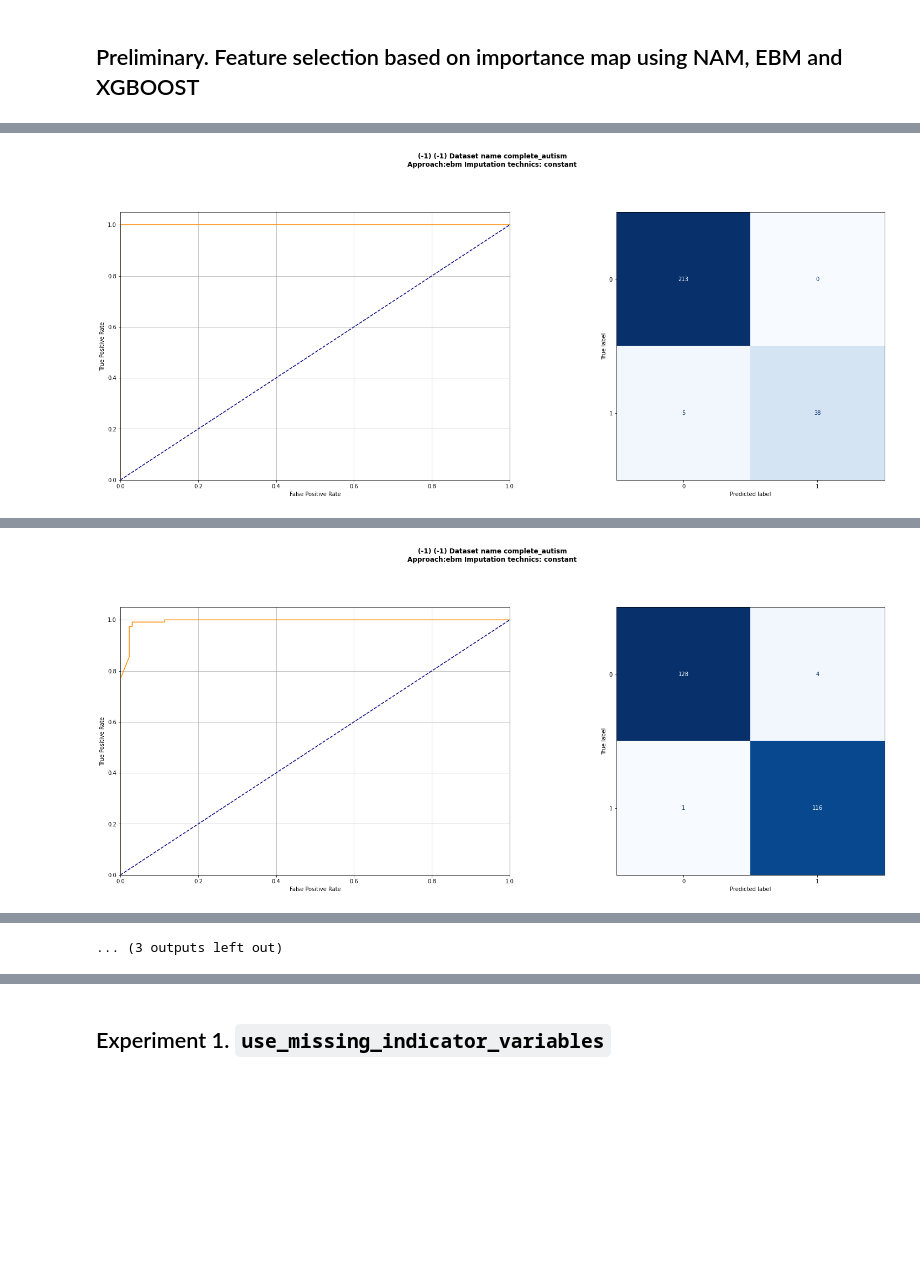
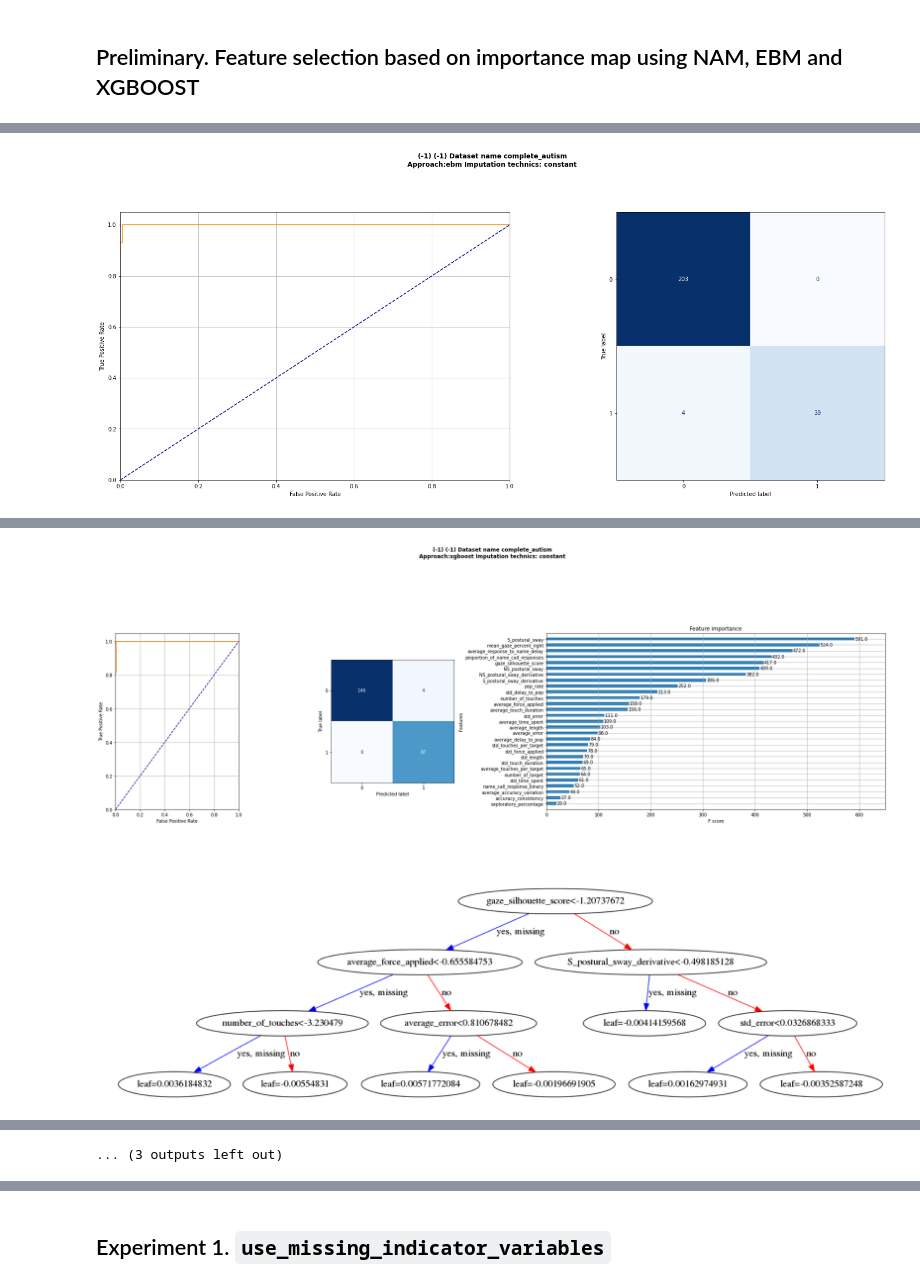
Before and after one commit to matiasdm/notes_on_stats, a Jupyter notebook: doc/notebooks/real_data_computation.ipynb, the cells around one changed output, grey strips where cells are left out. Drawn from its saved outputs; the diff is of its cells as text; code cells hidden in the pictures; blank space fills up the shorter version.

```diff
--- a/doc/notebooks/real_data_computation.ipynb
+++ b/doc/notebooks/real_data_computation.ipynb
@@ -43,47 +41,60 @@ df['study'] = df['path'].apply(lambda x: x.split('/')[-3] if x.split('/')[-3] in
 from interpret.glassbox import ExplainableBoostingClassifier
 
 set_of_features  = {}
-features_importance = pd.DataFrame(columns=DEFAULT_PREDICTORS)
+features_importance = {'ebm': pd.DataFrame(columns=DEFAULT_PREDICTORS),
+                       'xgboost': pd.DataFrame(columns=DEFAULT_PREDICTORS)}
 
-for scenario in ['young', 'papers', 'all', 'asd_td_age_matched_n_balanced', 'asd_td_age_matched_n_unbalanced']:
-
-    df =  pd.read_csv("/Users/samperochon/Duke/work/notes_on_stats/df_all.csv")
-    data = Dataset(df=df,
-                   missing_data_handling='encoding',
-                   imputation_method='without',
-                   sampling_method='without',
-                   outcome_column='diagnosis',
-                    features_name = DEFAULT_PREDICTORS,
-                    scale_data=True,
-                    use_missing_indicator_variables=False,
-                   verbosity=0,
-                   scenario=scenario,
-                   proportion_train=1)
-
-    exp = Experiments(data.dataset_name,
-                  dataset=data,
-                    approach='ebm',
-                    previous_experiment=None,
-                    verbosity=1,
-                    debug=True,
-                    save_experiment=False)
-
-    exp.fit_predict()
-    exp.plot()
-
-
-    # Store 15 best features for each scenario
-    ebm_global = exp.model.explain_global()
-    ordered_features = np.array(ebm_global.feature_names)[np.argsort(ebm_global._internal_obj['overall']['scores'])]
-    ordered_features = [f for f in ordered_features if ' x ' not in f]
-
-    set_of_features[scenario] = ordered_features[-15:]
+for approach in ['ebm', 'xgboost']:
+    set_of_features[approach] = {}
+    features_importance[approach] = pd.DataFrame(columns=DEFAULT_PREDICTORS)
+    for scenario in ['young', 'papers', 'papers_match', 'all']:
 
 
 
-    dict_feature_importance = {feature_name:score/np.max(ebm_global._internal_obj['overall']['scores']) for feature_name, score in zip(DEFAULT_PREDICTORS, ebm_global._internal_obj['overall']['scores']) }
 
-    scenario_feature_importance = pd.DataFrame(dict_feature_importance, index=[scenario])
-    features_importance = features_importance.append(scenario_feature_importance)
+        #df =  pd.read_csv("/Users/samperochon/Duke/work/notes_on_stats/df_all.csv")
+        df =  pd.read_csv("/home01/sam/df_all.csv")
+        data = Dataset(df=df,
+                       missing_data_handling='encoding',
+                       imputation_method='without',
+                       sampling_method='without',
+                       outcome_column='diagnosis',
+                        features_name = DEFAULT_PREDICTORS,
+                        scale_data=True,
+                        use_missing_indicator_variables=False,
+                       verbosity=0,
+                       scenario=scenario,
+                       proportion_train=1)
+
+        exp = Experiments(data.dataset_name,
+                      dataset=data,
+                        approach=approach,
+                        previous_experiment=None,
+                        verbosity=1,
+                        debug=True,
+                        save_experiment=False)
+
+        exp.fit_predict()
+        exp.plot()
+
+        if exp.approach == 'ebm':
+
+            # Store 15 best features for each scenario
+            ebm_global = exp.model.explain_global()
+            ordered_features = np.array(ebm_global.feature_names)[np.argsort(ebm_global._internal_obj['overall']['scores'])]
+            ordered_features = [f for f in ordered_features if ' x ' not in f]
+
+            set_of_features[approach][scenario] = ordered_features[-15:]
+            dict_feature_importance = {feature_name:score/np.max(ebm_global._internal_obj['overall']['scores']) for feature_name, score in zip(DEFAULT_PREDICTORS, ebm_global._internal_obj['overall']['scores']) }
+
+            scenario_feature_importance = pd.DataFrame(dict_feature_importance, index=[scenario])
+            features_importance[approach] = features_importance[approach].append(scenario_feature_importance)
+
+        elif exp.approach == 'xgboost':
+
+            scenario_feature_importance = pd.DataFrame(exp.model.get_booster().get_score(importance_type='weight', fmap=''), index=[scenario])
+            features_importance[approach] = features_importance[approach].append(scenario_feature_importance/scenario_feature_importance.max().max())
+
+            set_of_features[approach][scenario] = pd.DataFrame(exp.model.get_booster().get_score(importance_type='weight', fmap=''), index=[0]).transpose()[0].sort_values(ascending=False).index[:15]
 # %% [output]
 |  | AUROC | AUC-PR | AUC-PR-Gain | AUC-PR-Corrected | AUC-PR-Gain-Corrected | F1 score (2 PPVxTPR/(PPV+TPR)) | ... |
@@ -103 +114 @@ for scenario in ['young', 'papers', 'all', 'asd_td_age_matched_n_balanced', 'asd
-[figure, old version]
+[figure, new version]
```
Also changed, not shown: parts of 11 cells of this notebook, 3 other files.
